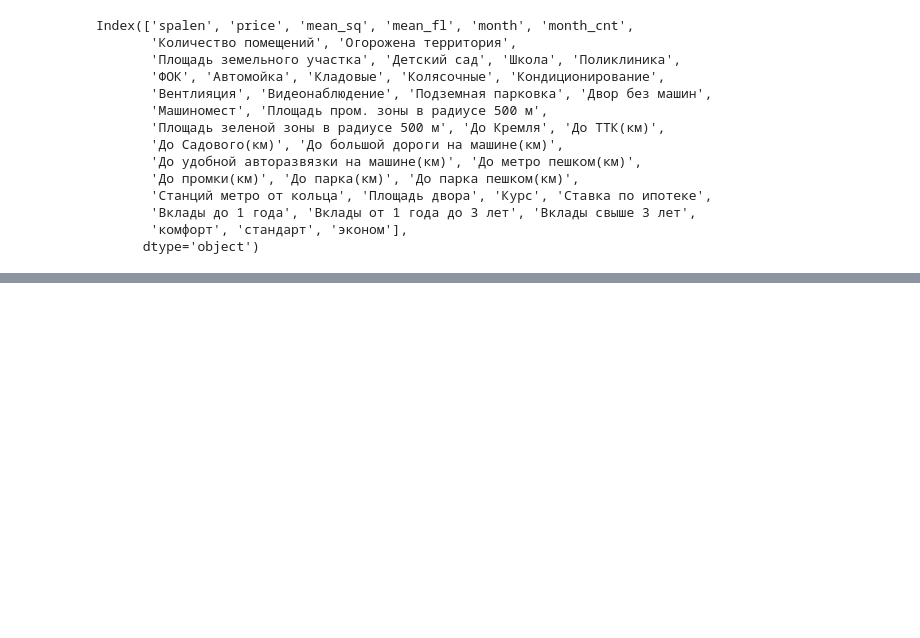
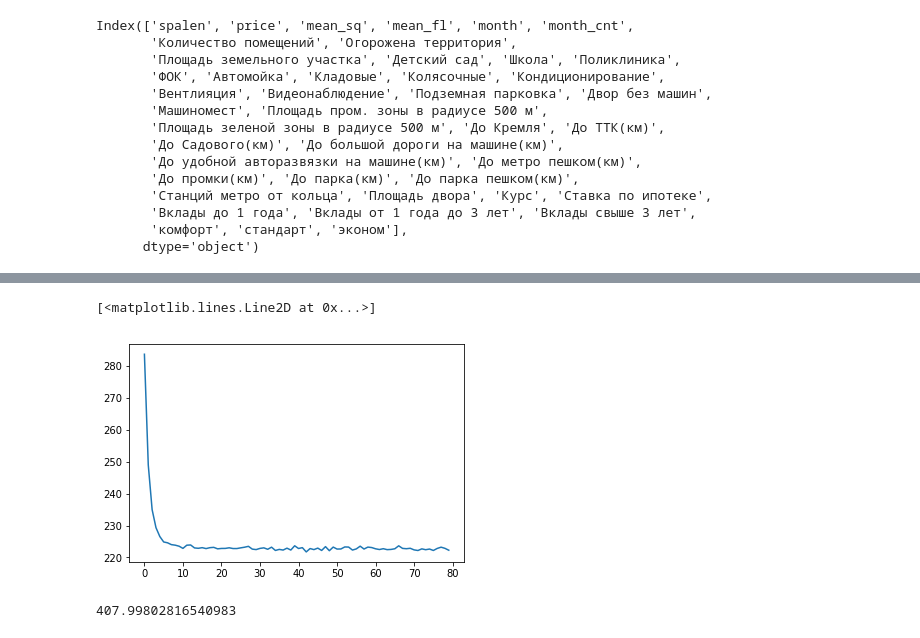
Before and after one commit to mrdisclaimer/PIK_ML_COMPETITION, a Jupyter notebook: main.ipynb, the cells around one changed output, grey strips where cells are left out. Saved outputs shown, nothing was run; the diff lists cells and outputs as text; code cells hidden in the pictures; blank space fills up the shorter version.

```diff
--- a/main.ipynb
+++ b/main.ipynb
@@ -153,0 +203,4 @@ pd.DataFrame({"id":range(len(newds_tst)), "value":cbr.predict(newds_tst)}).to_cs
+# %%
+xgbm = xgb.XGBRegressor(max_depth=6)
+xgbm.fit(X_train, y_train)
+(sum((xgbm.predict(X_test) - y_test) ** 2) / len(X_test)) ** (1/2)
@@ -153,0 +218,8 @@ pd.DataFrame({"id":range(len(newds_tst)), "value":cbr.predict(newds_tst)}).to_cs
+# %%
+nn = Sequential()
+nn.add(Dense(43, kernel_regularizer=regularizers.l2(1), activation="selu", input_shape=(43, )))
+nn.add(Dense(43, kernel_regularizer=regularizers.l2(1), activation="selu", input_shape=(35, )))
+nn.add(Dense(1,  activation="linear", input_shape=(43, )))
+opt = optimizers.sgd(lr=0.001, momentum=0.01)
+nn.compile(optimizer=opt, loss="mae", metrics=["mae"])
+history = nn.fit(X_train, y_train, epochs=80)
@@ -153,0 +244,9 @@ pd.DataFrame({"id":range(len(newds_tst)), "value":cbr.predict(newds_tst)}).to_cs
+# %%
+plt.plot(range(history.history["loss"].__len__()), history.history["loss"])
+# %% [output]
+[<matplotlib.lines.Line2D at 0x...>]
+[figure, added]
+# %%
+(sum((nn.predict(X_test).reshape(1, -1)[0] - y_test) ** 2) / len(X_test)) ** (1/2)
+# %% [output]
+407.99802816540983
```
Also changed, not shown: parts of 20 cells of this notebook, 6 other files.
